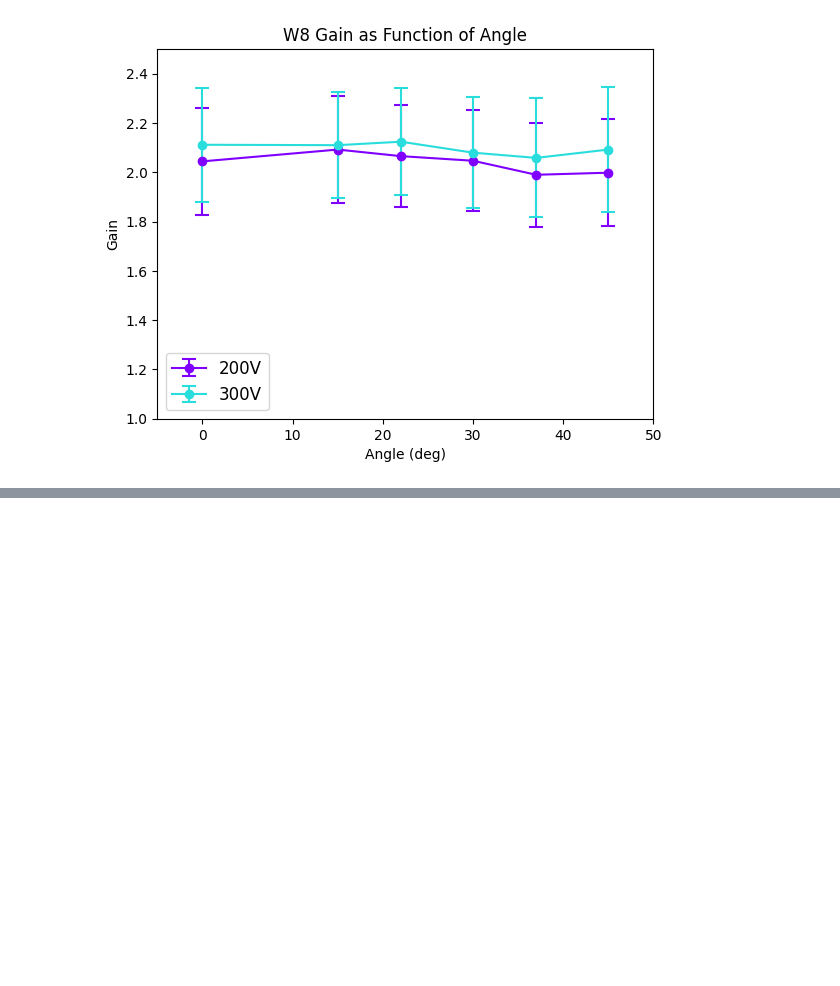
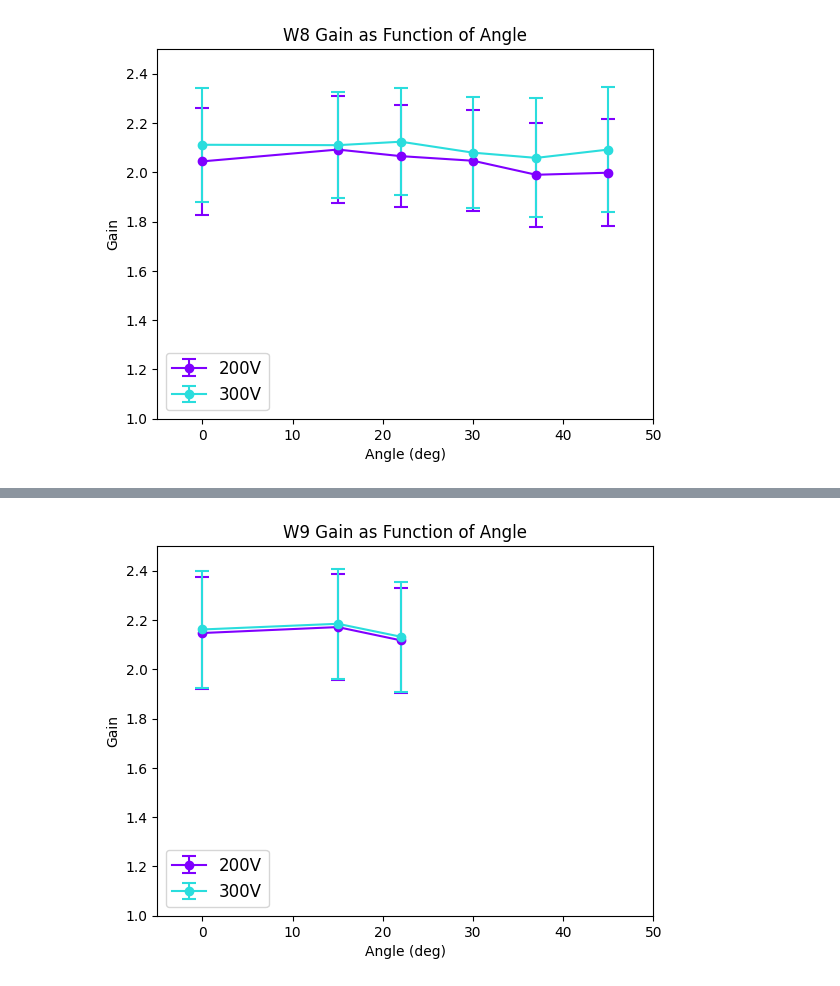
Before and after one commit to wasdfttt/Alpha-Station, a Jupyter notebook: Alpha Station Analysis/Gain Plot.ipynb, the cells around one changed output, grey strips where cells are left out. Drawn from its saved outputs; the diff is of its cells as text; code cells hidden in the pictures; blank space fills up the shorter version.

```diff
--- a/Alpha Station Analysis/Gain Plot.ipynb
+++ b/Alpha Station Analysis/Gain Plot.ipynb
@@ -134,0 +153,18 @@ plt.show()
+# %%
+W9_200VMeans = [2.14733, 2.17142, 2.11756]
+W9_200Vrms = [0.22856, 0.21533, 0.21192]
+W9_300VMeans = [2.16174, 2.18485, 2.13226]
+W9_300Vrms = [0.23593, 0.22359, 0.22300]
+angles = [0, 15, 22]
+
+plt.errorbar(angles, W9_200VMeans, W9_200Vrms, capsize = 5, capthick = 1.5, color = colours[0], label = '200V', marker = 'o')
+plt.errorbar(angles, W9_300VMeans, W9_300Vrms, capsize = 5, capthick = 1.5, color = colours[1], label = '300V', marker = 'o')
+plt.axis([-5, 50, 1, 2.5])
+plt.xlabel('Angle (deg)')
+plt.ylabel('Gain')
+plt.title('W9 Gain as Function of Angle')
+plt.legend(loc = 'lower left', fontsize = 12)
+plt.show()
+angles = [0, 15, 22, 30, 37, 45]
+# %% [output]
+[figure, added]
```
Also changed, not shown: parts of 1 cell of this notebook, 14 other files.
